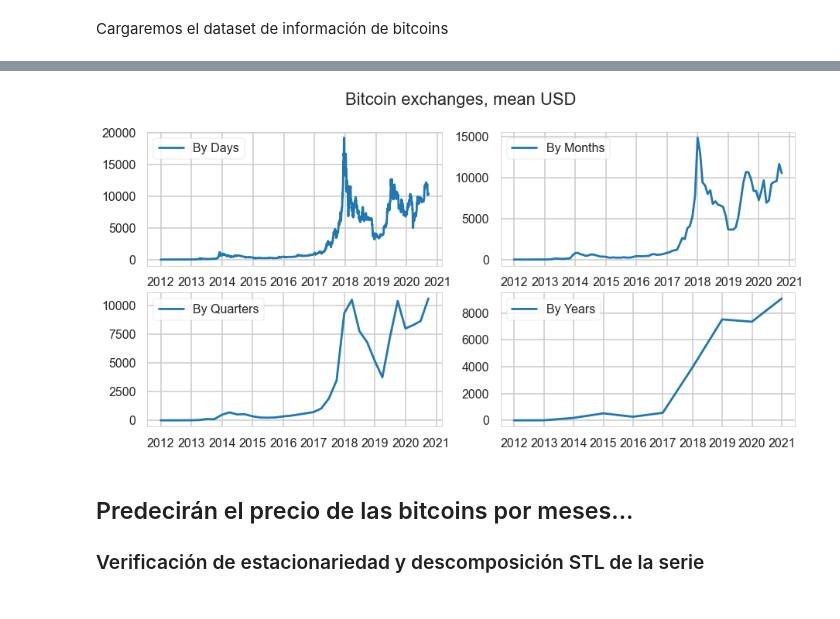
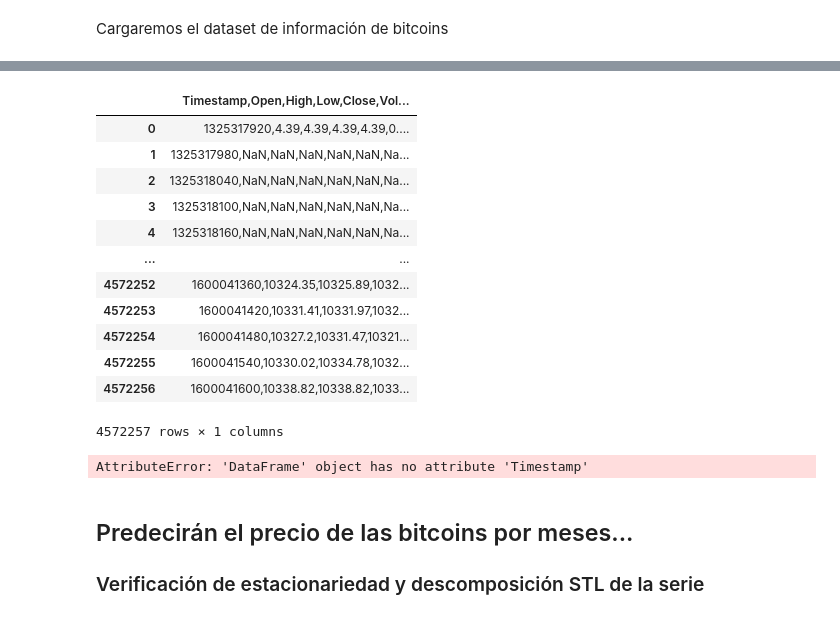
Before and after one commit to the-guti/Sistemas-Inteligentes-Team, a Jupyter notebook: Examen_Parcial_2_SIWoAns.ipynb, the cells around one changed output, grey strips where cells are left out. Saved outputs shown, nothing was run; the diff lists cells and outputs as text; code cells hidden in the pictures.

```diff
--- a/Examen_Parcial_2_SIWoAns.ipynb
+++ b/Examen_Parcial_2_SIWoAns.ipynb
@@ -570,3 +558,20 @@ Cargaremos el dataset de información de bitcoins
+# %%
+df = pd.read_csv("ExamenParcial2/bitstampUSD_1-min_data_2012-01-01_to_2020-09-14.csv",delimiter=";")
+df
+# %% [output]
+|  | Timestamp,Open,High,Low,Close,Vol... |
+| 0 | 1325317920,4.39,4.39,4.39,4.39,0.... |
+| 1 | 1325317980,NaN,NaN,NaN,NaN,NaN,Na... |
+| 2 | 1325318040,NaN,NaN,NaN,NaN,NaN,Na... |
+| 3 | 1325318100,NaN,NaN,NaN,NaN,NaN,Na... |
+| 4 | 1325318160,NaN,NaN,NaN,NaN,NaN,Na... |
+| ... | ... |
+| 4572252 | 1600041360,10324.35,10325.89,1032... |
+| 4572253 | 1600041420,10331.41,10331.97,1032... |
+| 4572254 | 1600041480,10327.2,10331.47,10321... |
+| 4572255 | 1600041540,10330.02,10334.78,1032... |
+| 4572256 | 1600041600,10338.82,10338.82,1033... |
+4572257 rows × 1 columns
 # %%
 # Unix-time to
 df.Timestamp = pd.to_datetime(df.Timestamp, unit='s')
@@ -583,6 +588,8 @@ df_year = df.resample('A-DEC').mean()
 
 # Resampling to quarterly frequency
 df_Q = df.resample('Q-DEC').mean()
+# %% [output]
+AttributeError: 'DataFrame' object has no attribute 'Timestamp'
 # %%
 # PLOTS
 fig = plt.figure(figsize=[15, 7])
@@ -605,8 +612,6 @@ plt.plot(df_year.Weighted_Price, '-', label='By Years')
 #completa
 
 #completa
-# %% [output]
-[figure, removed]
 # %% [markdown]
 ## Predecirán el precio de las bitcoins por meses...
 ### Verificación de estacionariedad y descomposición STL de la serie
```
Also changed, not shown: parts of 6 cells of this notebook, 5 other files.
